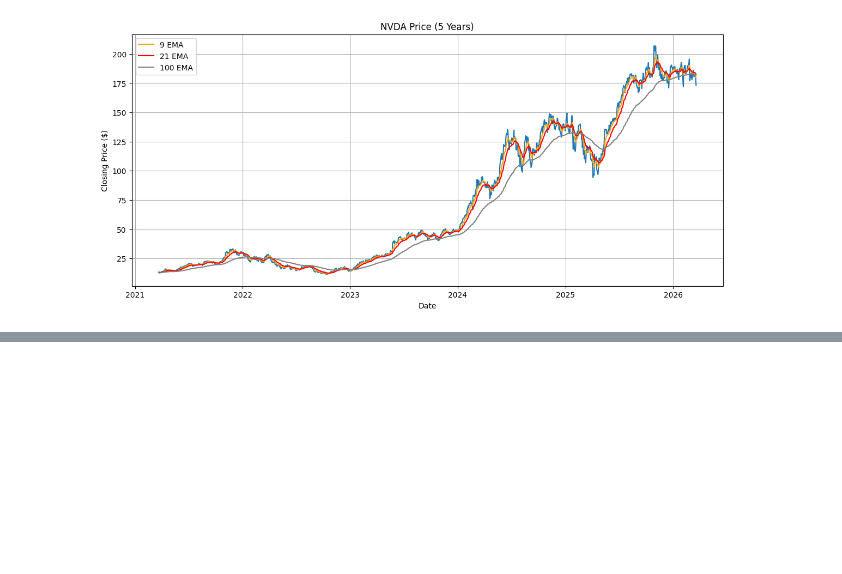
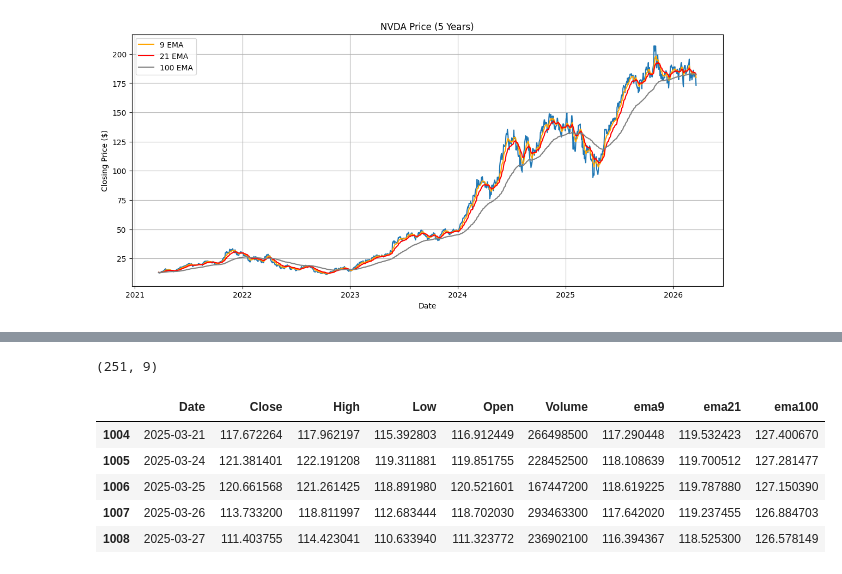
Before and after one commit to garyjli/price-predictor, a Jupyter notebook: LSTM.ipynb, the cells around one changed output, grey strips where cells are left out. Cells and saved outputs as stored; diff of their text form; code cells hidden in the pictures; blank space fills up the shorter version.

```diff
--- a/LSTM.ipynb
+++ b/LSTM.ipynb
@@ -71,0 +97,11 @@ plt.legend()
+# %%
+print(test.shape)
+test.head()
+# %% [output]
+(251, 9)
+|  | Date | Close | High | Low | Open | Volume | ema9 | ema21 | ema100 |
+| 1004 | 2025-03-21 | 117.672264 | 117.962197 | 115.392803 | 116.912449 | 266498500 | 117.290448 | 119.532423 | 127.400670 |
+| 1005 | 2025-03-24 | 121.381401 | 122.191208 | 119.311881 | 119.851755 | 228452500 | 118.108639 | 119.700512 | 127.281477 |
+| 1006 | 2025-03-25 | 120.661568 | 121.261425 | 118.891980 | 120.521601 | 167447200 | 118.619225 | 119.787880 | 127.150390 |
+| 1007 | 2025-03-26 | 113.733200 | 118.811997 | 112.683444 | 118.702030 | 293463300 | 117.642020 | 119.237455 | 126.884703 |
+| 1008 | 2025-03-27 | 111.403755 | 114.423041 | 110.633940 | 111.323772 | 236902100 | 116.394367 | 118.525300 | 126.578149 |
```
Also changed, not shown: parts of 6 cells of this notebook.
